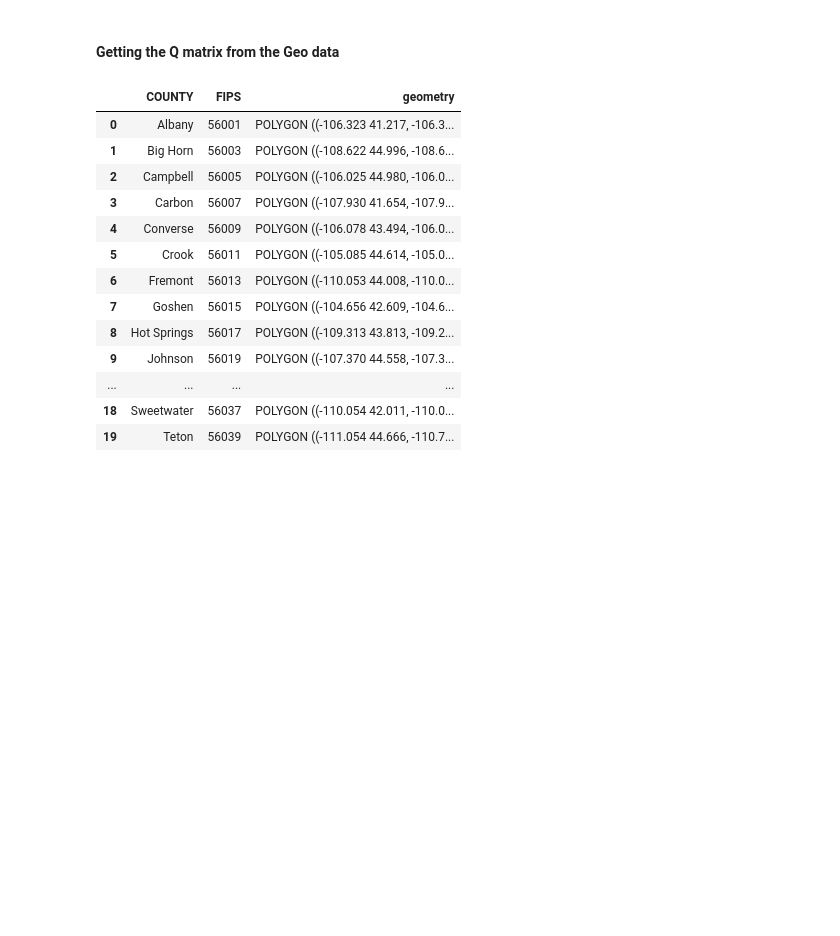
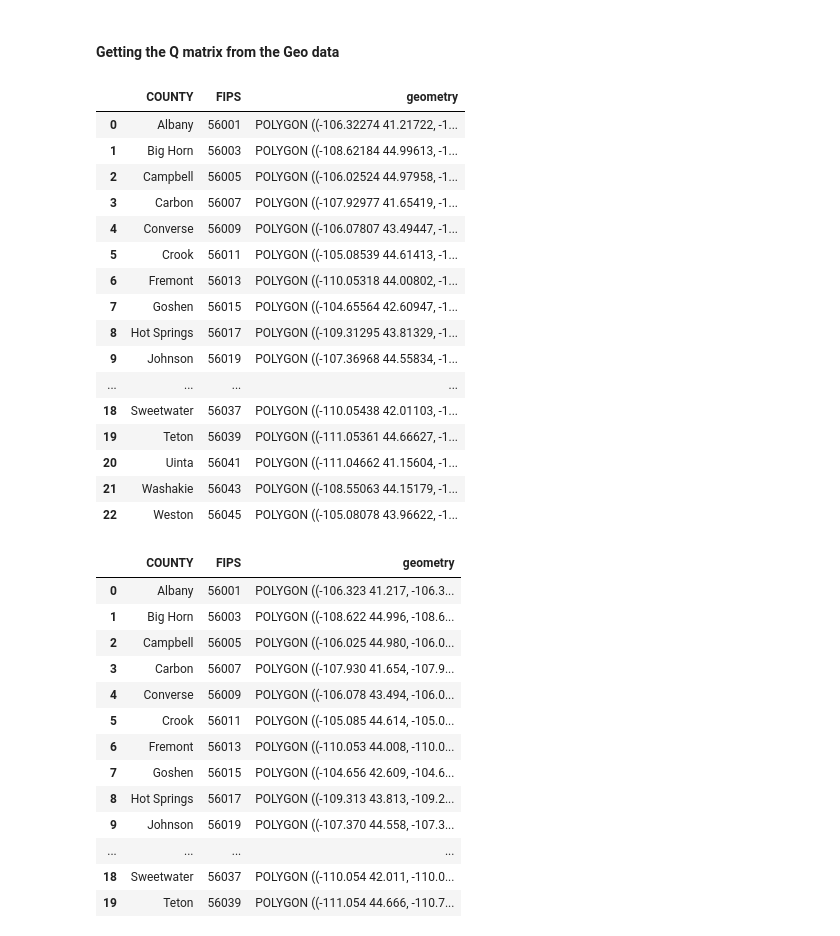
Before and after one commit to hashansl/structure-matrix, a Jupyter notebook: structure matrix and scaling real geo data.ipynb, the cells around one changed output. Cells and saved outputs as stored; diff of their text form; code cells hidden in the pictures; blank space fills up the shorter version.

```diff
--- a/structure matrix and scaling real geo data.ipynb
+++ b/structure matrix and scaling real geo data.ipynb
@@ -17,6 +17,26 @@ warnings.simplefilter(action='ignore', category=FutureWarning)
 gdf = gpd.read_file('./data/SVI2020 WY counties with death rate HepVu/SVI2020_WY_counties_with_death_rate_HepVu.shp')
 # %%
 gdf = gdf[['COUNTY','FIPS','geometry']]
+# %%
+gdf
+# %% [output]
+|  | COUNTY | FIPS | geometry |
+| 0 | Albany | 56001 | POLYGON ((-106.32274 41.21722, -1... |
+| 1 | Big Horn | 56003 | POLYGON ((-108.62184 44.99613, -1... |
+| 2 | Campbell | 56005 | POLYGON ((-106.02524 44.97958, -1... |
+| 3 | Carbon | 56007 | POLYGON ((-107.92977 41.65419, -1... |
+| 4 | Converse | 56009 | POLYGON ((-106.07807 43.49447, -1... |
+| 5 | Crook | 56011 | POLYGON ((-105.08539 44.61413, -1... |
+| 6 | Fremont | 56013 | POLYGON ((-110.05318 44.00802, -1... |
+| 7 | Goshen | 56015 | POLYGON ((-104.65564 42.60947, -1... |
+| 8 | Hot Springs | 56017 | POLYGON ((-109.31295 43.81329, -1... |
+| 9 | Johnson | 56019 | POLYGON ((-107.36968 44.55834, -1... |
+| ... | ... | ... | ... |
+| 18 | Sweetwater | 56037 | POLYGON ((-110.05438 42.01103, -1... |
+| 19 | Teton | 56039 | POLYGON ((-111.05361 44.66627, -1... |
+| 20 | Uinta | 56041 | POLYGON ((-111.04662 41.15604, -1... |
+| 21 | Washakie | 56043 | POLYGON ((-108.55063 44.15179, -1... |
+| 22 | Weston | 56045 | POLYGON ((-105.08078 43.96622, -1... |
 # %%
 # Set the CRS to a simple Cartesian coordinate system
 gdf.crs = "EPSG:3395"  # This is a commonly used projected CRS
```
Also changed, not shown: parts of 19 cells of this notebook, 3 other files.
